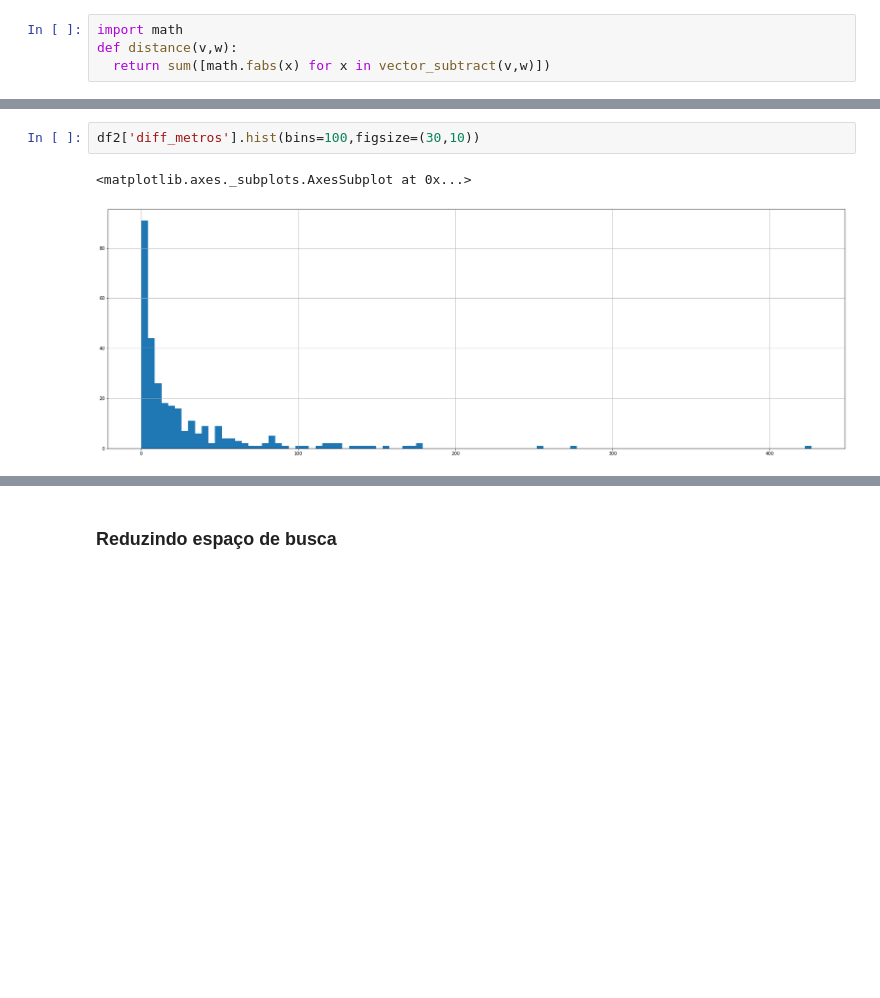
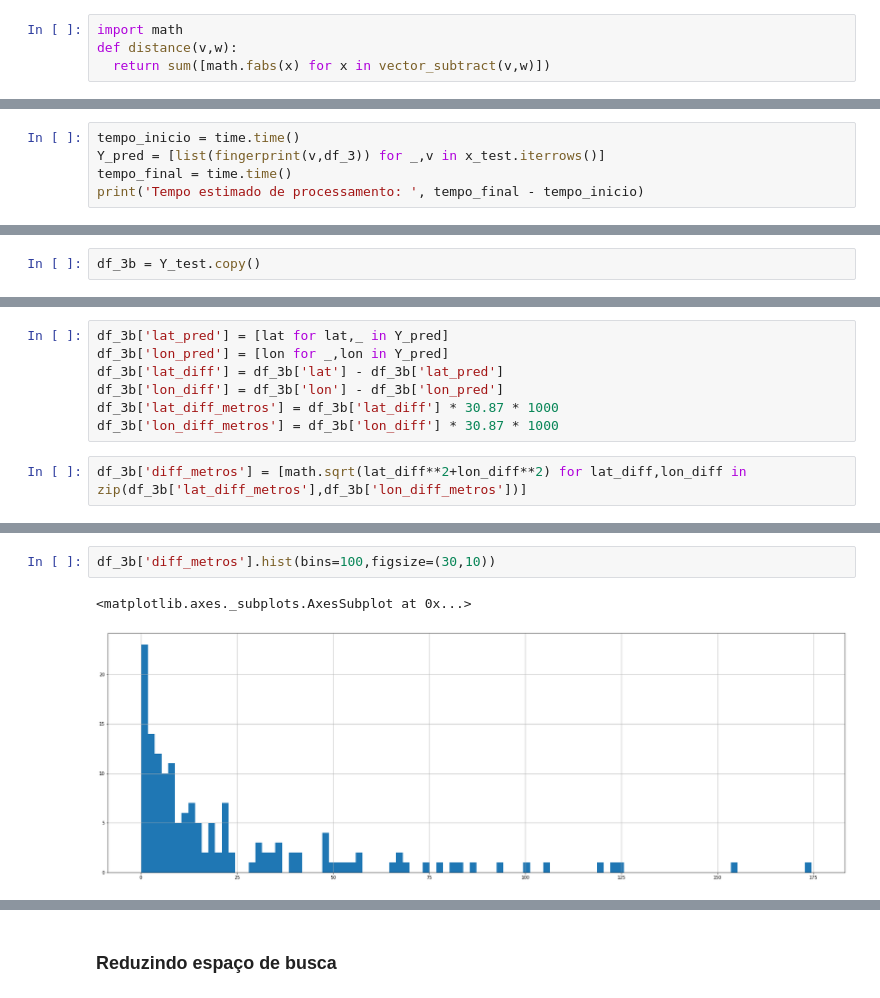
Before and after one commit to mikaelsilva/Comunicacoes_moveis, a Jupyter notebook: projeto_comunicações.ipynb, the cells around one changed output, grey strips where cells are left out. Drawn from its saved outputs; the diff is of its cells as text; blank space fills up the shorter version.

```diff
--- a/projeto_comunicações.ipynb
+++ b/projeto_comunicações.ipynb
@@ -311,0 +396,5 @@ df2['diff_metros'] = [math.sqrt(lat_diff**2+lon_diff**2) for lat_diff,lon_diff i
+# %%
+tempo_inicio = time.time()
+Y_pred = [list(fingerprint(v,df_3)) for _,v in x_test.iterrows()]
+tempo_final = time.time()
+print('Tempo estimado de processamento: ', tempo_final - tempo_inicio)
@@ -311,0 +403,2 @@ df2['diff_metros'] = [math.sqrt(lat_diff**2+lon_diff**2) for lat_diff,lon_diff i
+# %%
+df_3b = Y_test.copy()
@@ -312,2 +418,11 @@ df2['diff_metros'] = [math.sqrt(lat_diff**2+lon_diff**2) for lat_diff,lon_diff i
+# %%
+df_3b['lat_pred'] = [lat for lat,_ in Y_pred]
+df_3b['lon_pred'] = [lon for _,lon in Y_pred]
+df_3b['lat_diff'] = df_3b['lat'] - df_3b['lat_pred']
+df_3b['lon_diff'] = df_3b['lon'] - df_3b['lon_pred']
+df_3b['lat_diff_metros'] = df_3b['lat_diff'] * 30.87 * 1000
+df_3b['lon_diff_metros'] = df_3b['lon_diff'] * 30.87 * 1000
+# %%
+df_3b['diff_metros'] = [math.sqrt(lat_diff**2+lon_diff**2) for lat_diff,lon_diff in zip(df_3b['lat_diff_metros'],df_3b['lon_diff_metros'])]
 # %%
 df2['diff_metros'].describe()
@@ -314,6 +439,6 @@ df2['diff_metros'].describe()
 # %%
-df2['diff_metros'].hist(bins=100,figsize=(30,10))
+df_3b['diff_metros'].hist(bins=100,figsize=(30,10))
 # %% [output]
 <matplotlib.axes._subplots.AxesSubplot at 0x...>
-[figure, old version]
+[figure, new version]
 # %%
```
Also changed, not shown: parts of 99 cells of this notebook.
